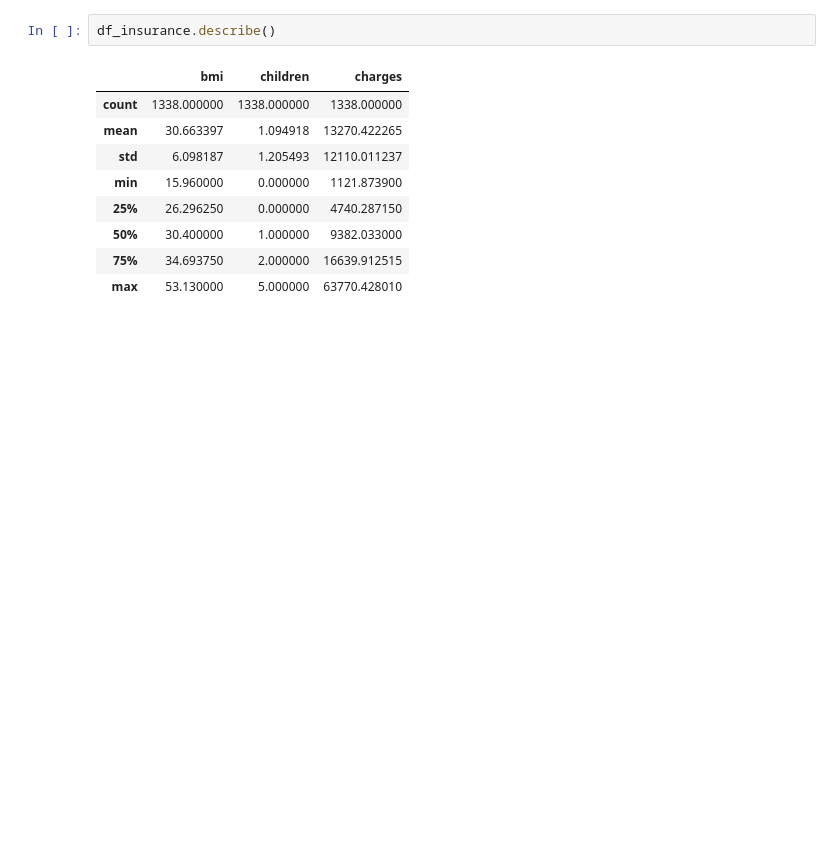
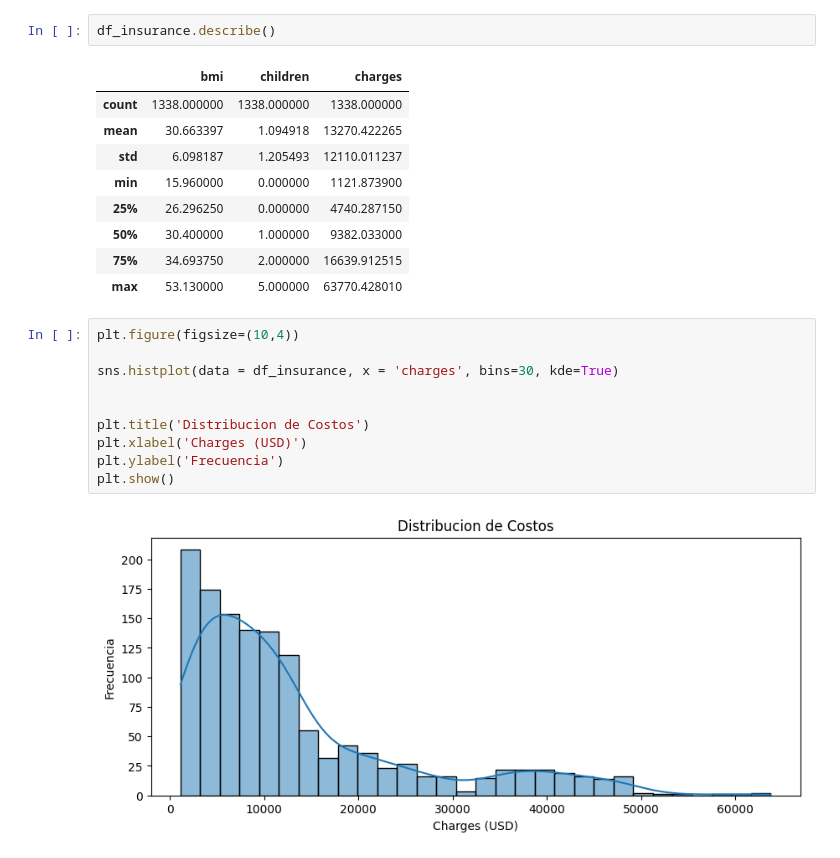
Before and after one commit to FelipeCH13/vortex-insurance-cost, a Jupyter notebook: src/notebooks/01_eda.ipynb, the cells around one changed output. Cells and saved outputs as stored; diff of their text form; blank space fills up the shorter version.

Commit message:
EDA Distribuciones de los costos en histogramas y diagramas de puntos

```diff
--- a/src/notebooks/01_eda.ipynb
+++ b/src/notebooks/01_eda.ipynb
@@ -66,3 +66,15 @@ df_insurance.describe()
 | 50% | 30.400000 | 1.000000 | 9382.033000 |
 | 75% | 34.693750 | 2.000000 | 16639.912515 |
 | max | 53.130000 | 5.000000 | 63770.428010 |
+# %%
+plt.figure(figsize=(10,4))
+
+sns.histplot(data = df_insurance, x = 'charges', bins=30, kde=True)
+
+
+plt.title('Distribucion de Costos')
+plt.xlabel('Charges (USD)')
+plt.ylabel('Frecuencia')
+plt.show()
+# %% [output]
+[figure, added]
```
Also changed, not shown: parts of 4 cells of this notebook.
